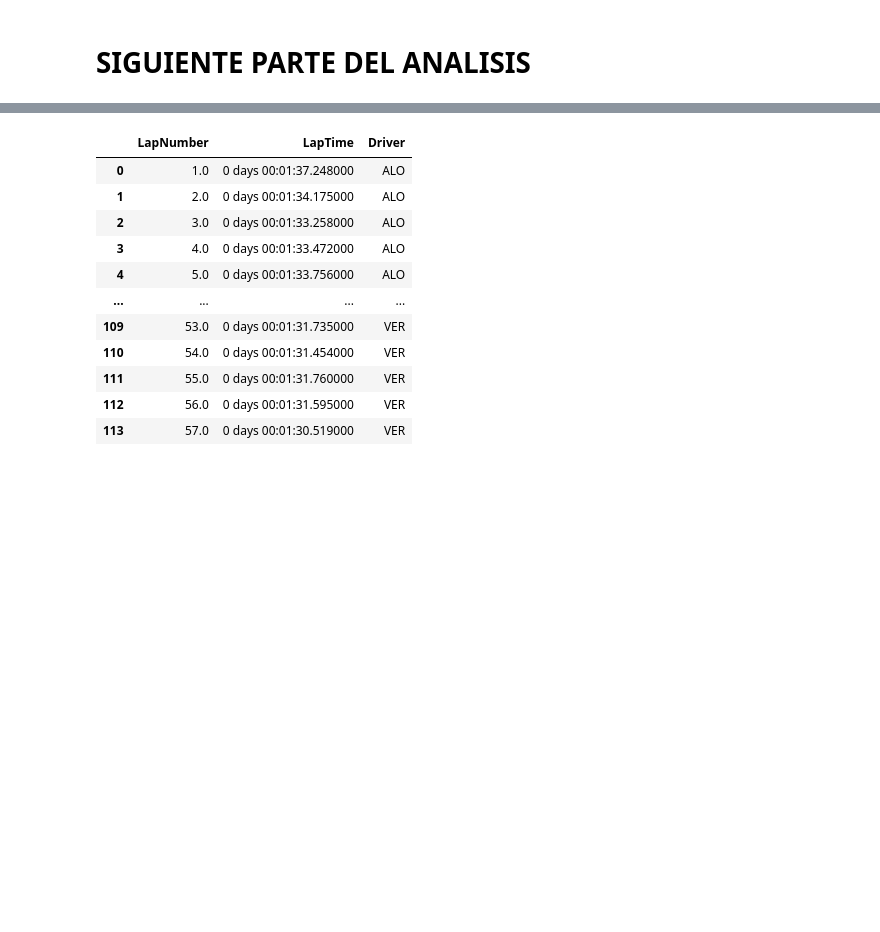
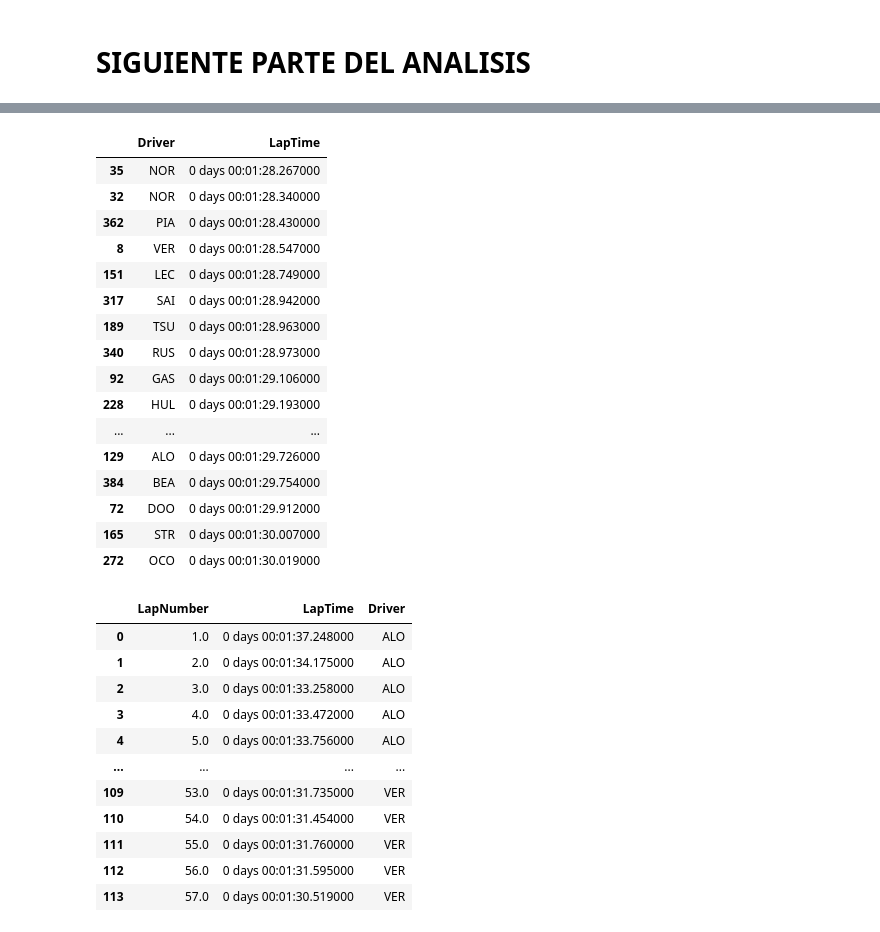
Before and after one commit to Muzquiz10/F1_Analysis, a Jupyter notebook: f1_data.ipynb, the cells around one changed output, grey strips where cells are left out. Cells and saved outputs as stored; diff of their text form; code cells hidden in the pictures; blank space fills up the shorter version.

```diff
--- a/f1_data.ipynb
+++ b/f1_data.ipynb
@@ -722,3 +726,3 @@ race = fastf1.get_event(2023,5)
 # %%
-sesion = fastf1.get_session(2023,5,'R')
+sesion = fastf1.get_session(2025,5,'Practice 2')
 sesion.load()
@@ -743,8 +729,9 @@ core           INFO     Finished loading data for 20 drivers: ['1', '11', '14',
 # %%
-laps_ALO = sesion.laps.pick_driver('ALO')
-laps_ALO = laps_ALO[['LapNumber','LapTime']]
-laps_ALO['Driver'] = "ALO"
+Tyres = sesion.laps.pick_tyre("SOFT")
+# laps_ALO = sesion.laps.pick_driver('ALO')
+# laps_ALO = laps_ALO[['LapNumber','LapTime']]
+# laps_ALO['Driver'] = "ALO"
 
-laps_VER = sesion.laps.pick_driver('VER')
-laps_VER = laps_ALO[['LapNumber','LapTime']]
-laps_VER['Driver'] = "VER"
+# laps_VER = sesion.laps.pick_driver('VER')
+# laps_VER = laps_ALO[['LapNumber','LapTime']]
+# laps_VER['Driver'] = "VER"
@@ -751,3 +758,25 @@ laps_VER['Driver'] = "VER"
+# %%
+Tyres = Tyres[Tyres['IsPersonalBest'] == True]
+# %%
+Tyres[['Driver','LapTime']].sort_values(by='LapTime',ascending=True)
+# %% [output]
+|  | Driver | LapTime |
+| 35 | NOR | 0 days 00:01:28.267000 |
+| 32 | NOR | 0 days 00:01:28.340000 |
+| 362 | PIA | 0 days 00:01:28.430000 |
+| 8 | VER | 0 days 00:01:28.547000 |
+| 151 | LEC | 0 days 00:01:28.749000 |
+| 317 | SAI | 0 days 00:01:28.942000 |
+| 189 | TSU | 0 days 00:01:28.963000 |
+| 340 | RUS | 0 days 00:01:28.973000 |
+| 92 | GAS | 0 days 00:01:29.106000 |
+| 228 | HUL | 0 days 00:01:29.193000 |
+| ... | ... | ... |
+| 129 | ALO | 0 days 00:01:29.726000 |
+| 384 | BEA | 0 days 00:01:29.754000 |
+| 72 | DOO | 0 days 00:01:29.912000 |
+| 165 | STR | 0 days 00:01:30.007000 |
+| 272 | OCO | 0 days 00:01:30.019000 |
 # %%
 laps = pd.concat([laps_ALO,laps_VER],axis = 0 , ignore_index = True)
 # %%
```
Also changed, not shown: parts of 4 cells of this notebook, 11 other files.
